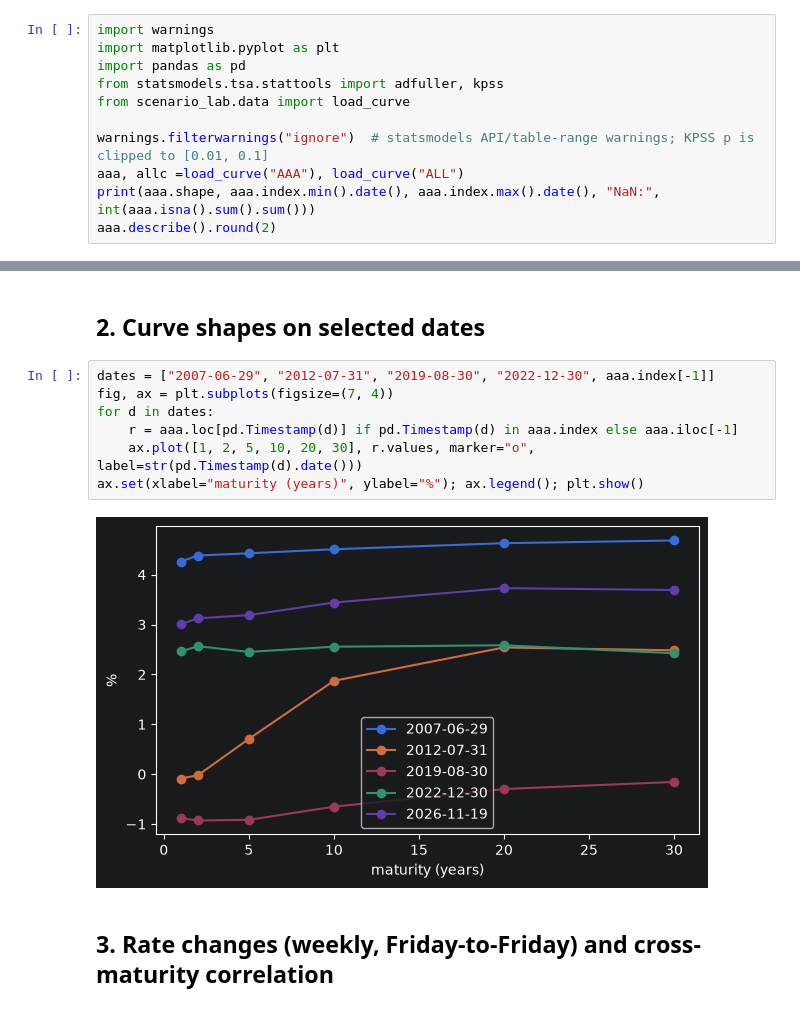
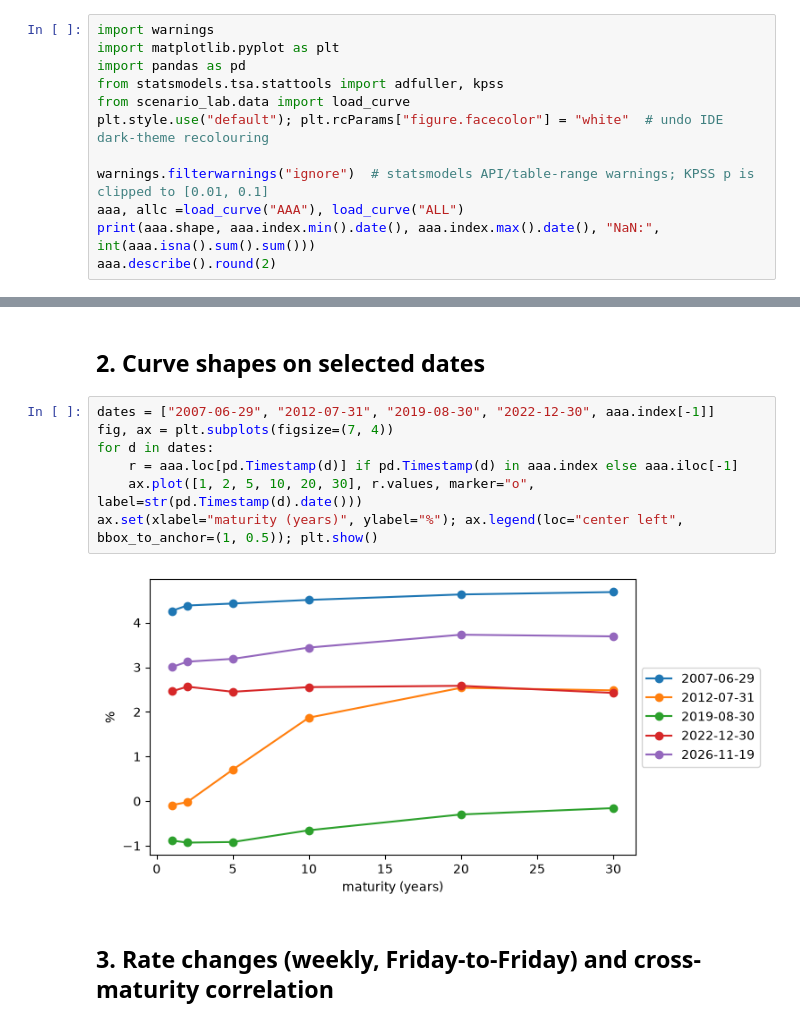
Before and after one commit to Juli841/Neural_SDE, a Jupyter notebook: notebooks/01_explore_yield_curves.ipynb, the cells around one changed output, grey strips where cells are left out. Saved outputs shown, nothing was run; the diff lists cells and outputs as text.

Commit message:
change the plot backgrounds

```diff
--- a/notebooks/01_explore_yield_curves.ipynb
+++ b/notebooks/01_explore_yield_curves.ipynb
@@ -7,6 +7,7 @@ import matplotlib.pyplot as plt
 import pandas as pd
 from statsmodels.tsa.stattools import adfuller, kpss
 from scenario_lab.data import load_curve
+plt.style.use("default"); plt.rcParams["figure.facecolor"] = "white"  # undo IDE dark-theme recolouring
 
 warnings.filterwarnings("ignore")  # statsmodels API/table-range warnings; KPSS p is clipped to [0.01, 0.1]
 aaa, allc =load_curve("AAA"), load_curve("ALL")
@@ -34,12 +35,12 @@ aaa.plot(figsize=(11, 4), lw=0.8, title="AAA spot rates (%)"); plt.axhline(0, c=
 # %%
 dates = ["2007-06-29", "2012-07-31", "2019-08-30", "2022-12-30", aaa.index[-1]]
 fig, ax = plt.subplots(figsize=(7, 4))
 for d in dates:
     r = aaa.loc[pd.Timestamp(d)] if pd.Timestamp(d) in aaa.index else aaa.iloc[-1]
     ax.plot([1, 2, 5, 10, 20, 30], r.values, marker="o", label=str(pd.Timestamp(d).date()))
-ax.set(xlabel="maturity (years)", ylabel="%"); ax.legend(); plt.show()
+ax.set(xlabel="maturity (years)", ylabel="%"); ax.legend(loc="center left", bbox_to_anchor=(1, 0.5)); plt.show()
 # %% [output]
-[figure, old version]
+[figure, new version]
 # %% [markdown]
 ## 3. Rate changes (weekly, Friday-to-Friday) and cross-maturity correlation
 # %%
```
Also changed, not shown: parts of 3 cells of this notebook, 1 other file.
